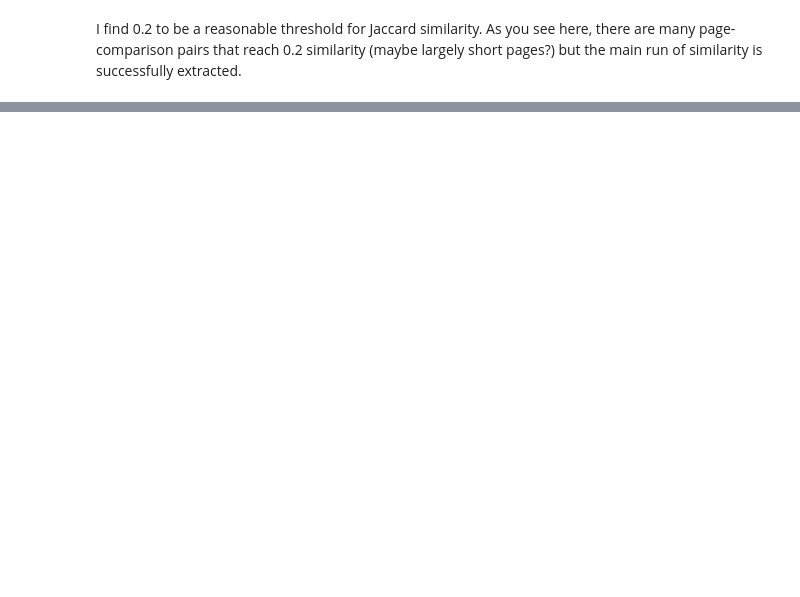
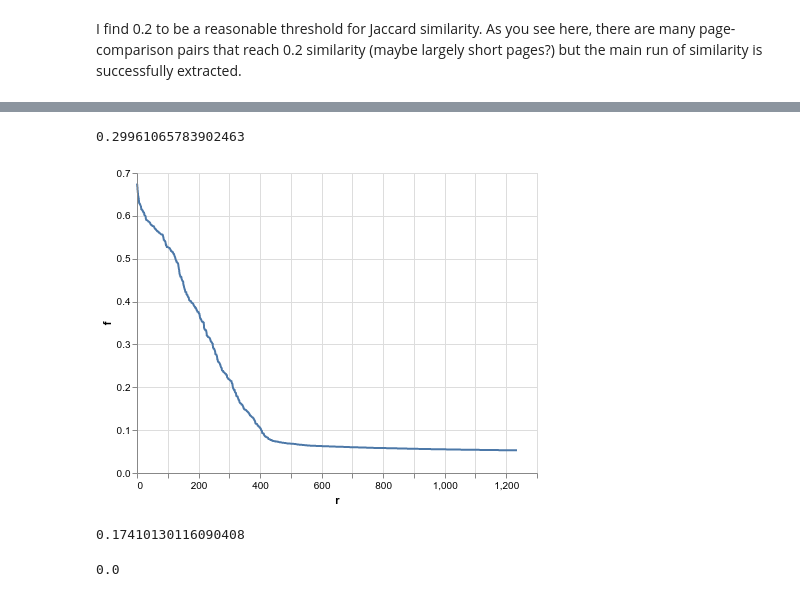
Before and after one commit to massivetexts/compare-tools, a Jupyter notebook: examples/Jaccard.ipynb, the cells around one changed output, grey strips where cells are left out. Drawn from its saved outputs; the diff is of its cells as text; code cells hidden in the pictures; blank space fills up the shorter version.

```diff
--- a/examples/Jaccard.ipynb
+++ b/examples/Jaccard.ipynb
@@ -60,0 +196,52 @@ comp.plot("jaccard_matrix", filter = lambda x: x >= .2, runs = True).properties(
+# %%
+self = comp
+z = self.left.tokenlist('page').reset_index().groupby('page').sum().cumsum().rename(columns={'count': 'left_count'})
+z.index = z.index.rename('left_seq')
+
+y = self.right.tokenlist('page').reset_index().groupby('page').sum().cumsum().rename(columns={'count': 'right_count'})
+y.index = y.index.rename('right_seq')
+
+runs = self.runs.reset_index().set_index('left_seq').join(z).reset_index().set_index('right_seq').join(y).reset_index()
+#page_slope = (runs.left_count[0] - self.runs.left_seq.values[-1])/(self.runs.right_seq[0] - self.runs.right_seq.values[-1])
+grouped = runs.groupby("run_num").agg(['min', 'max'])
+deltas = []
+for metric in ['seq', 'count']:
+    delta = []
+    for which in ['left', 'right']:
+        e = grouped[f"{which}_{metric}"].copy()
+        e['which'] = which
+        e['metric'] = metric
+        e['range'] = e['max'] - e['min']
+        deltas.append(e)
+#    slopes['run_' + metric + '_slope'] = (delta[0]/delta[1])[0]
+
+all = pd.concat(deltas).reset_index().drop(columns=['min', 'max']).set_index(['run_num', 'metric']).pivot(columns='which').reset_index()
+all['weights'] = all['range'][['left', 'right']].mean(axis=1)
+all['slope'] = all['range']['left']/all['range']['right']
+all['weighted_slope'] = all['slope'] * all['weights']
+summed = all.groupby('metric').agg('sum')
+summed['slope'] = summed['weighted_slope']/summed['weights']
+summed.loc['count']['slope'][0]
+# %% [output]
+0.29961065783902463
+# %%
+import numpy as np
+m = comp.jaccard_matrix(scope='page')
+flat = m.flatten() * -1
+shorter = min(*m.shape)
+flat.sort()
+flat *= -1
+
+five_points = [
+    flat[shorter//4]
+    , flat[shorter//2]
+    , flat[shorter//1]
+    , flat[shorter*2]
+    , flat[shorter*4]
+]
+
+import altair as alt
+c = alt.Chart(pd.DataFrame({'f': flat[:shorter * 4], 'r':range(shorter*4)})).mark_line()
+c.encode(x='r', y = 'f')
+# %% [output]
+[figure, added]
@@ -60,0 +250,9 @@ comp.plot("jaccard_matrix", filter = lambda x: x >= .2, runs = True).properties(
+# %%
+m = comp.jaccard_matrix(scope = scope)
+np.mean(m[comp.runs.left_seq, comp.runs.right_seq - 1])
+# %% [output]
+0.17410130116090408
+# %%
+comp.jaccard_matrix()[5, 5]
+# %% [output]
+0.0
```
Also changed, not shown: parts of 28 cells of this notebook, 4 other files.
